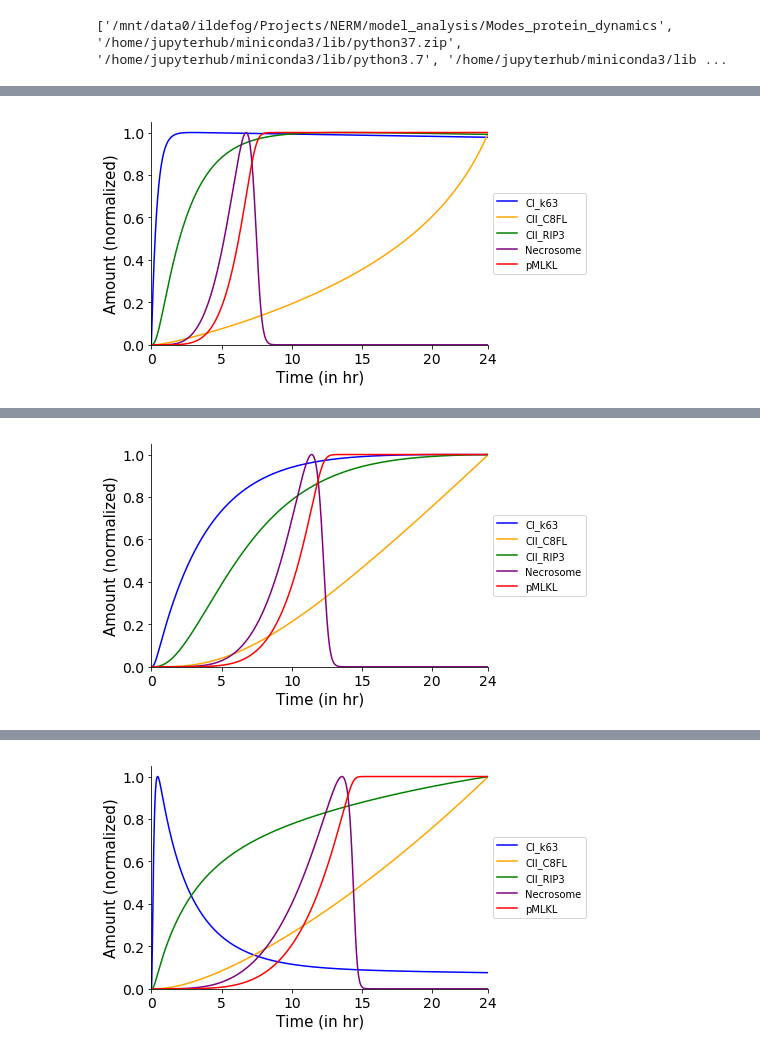
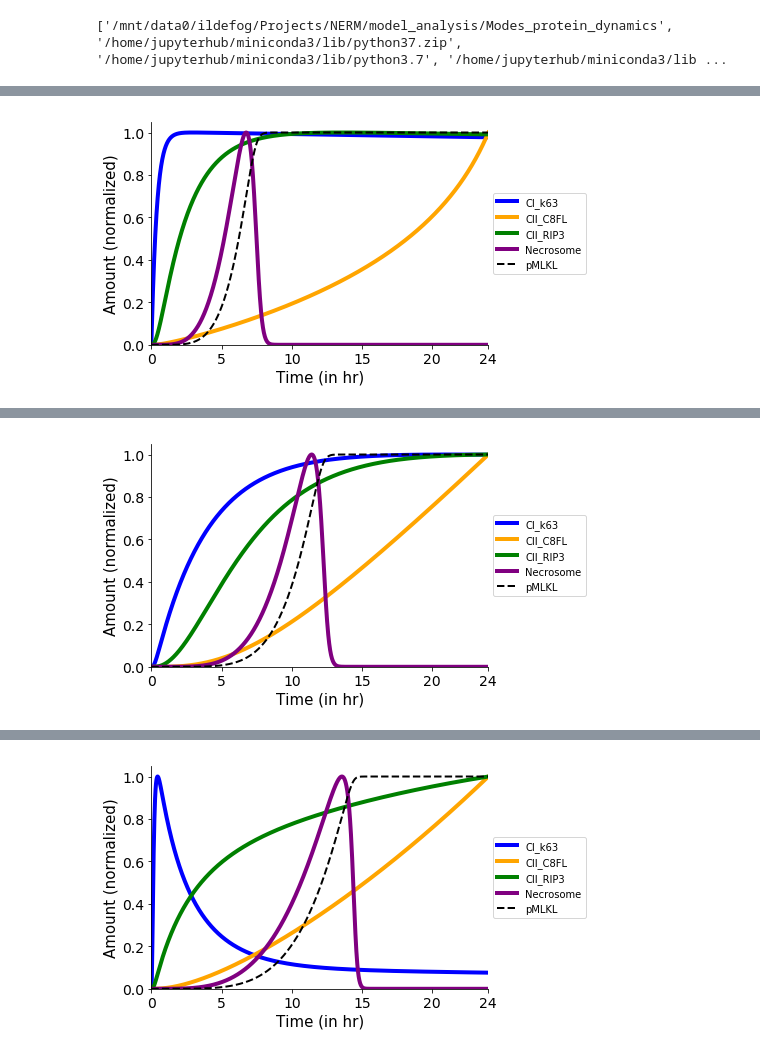
Before and after one commit to LoLab-MSM/NERM, a Jupyter notebook: model_analysis/Modes_protein_dynamics/nerm_mode1_dynamics.ipynb, the cells around one changed output, grey strips where cells are left out. Drawn from its saved outputs; the diff is of its cells as text; code cells hidden in the pictures.

```diff
--- a/model_analysis/Modes_protein_dynamics/nerm_mode1_dynamics.ipynb
+++ b/model_analysis/Modes_protein_dynamics/nerm_mode1_dynamics.ipynb
@@ -56,11 +91,11 @@ m1edf100wt = wtm1e.dataframe
 2021-12-07 16:22:15.183 - pysb.simulator.scipyode - DEBUG - [model_files.nerm] SimulationResult constructor finished
 # %%
 fig, ax = plt.subplots(figsize = (7, 4))
-plt.plot(tspan/60, m1edf100wt['CI_k63_obs'].iloc[:]/m1edf100wt['CI_k63_obs'].iloc[:].max(), label = 'CI_k63',color = 'blue', lw=1.5)
-plt.plot(tspan/60, m1edf100wt['CII_C8a_obs'].iloc[:]/m1edf100wt['CII_C8a_obs'].iloc[:].max(), label = 'CII_C8FL',color = 'orange',lw=1.5)
-plt.plot(tspan/60, m1edf100wt['CII_RIP3_obs'].iloc[:]/m1edf100wt['CII_RIP3_obs'].iloc[:].max(), label = 'CII_RIP3',color = 'green',lw=1.5)
-plt.plot(tspan/60, m1edf100wt['RIP1RIP3unmod_obs'].iloc[:]/m1edf100wt['RIP1RIP3unmod_obs'].iloc[:].max(), label = 'Necrosome',color = 'purple',lw=1.5)
-plt.plot(tspan/60, m1edf100wt['MLKLa_obs'].iloc[:]/m1edf100wt['MLKLa_obs'].iloc[:].max(),label = 'pMLKL', color = 'red',lw=1.5)
+plt.plot(tspan/60, m1edf100wt['CI_k63_obs'].iloc[:]/m1edf100wt['CI_k63_obs'].iloc[:].max(), label = 'CI_k63',color = 'blue', lw=4)
+plt.plot(tspan/60, m1edf100wt['CII_C8a_obs'].iloc[:]/m1edf100wt['CII_C8a_obs'].iloc[:].max(), label = 'CII_C8FL',color = 'orange',lw=4)
+plt.plot(tspan/60, m1edf100wt['CII_RIP3_obs'].iloc[:]/m1edf100wt['CII_RIP3_obs'].iloc[:].max(), label = 'CII_RIP3',color = 'green',lw=4)
+plt.plot(tspan/60, m1edf100wt['RIP1RIP3unmod_obs'].iloc[:]/m1edf100wt['RIP1RIP3unmod_obs'].iloc[:].max(), label = 'Necrosome',color = 'purple',lw=4)
+plt.plot(tspan/60, m1edf100wt['MLKLa_obs'].iloc[:]/m1edf100wt['MLKLa_obs'].iloc[:].max(),label = 'pMLKL', color = 'black', linestyle = '--',lw=2)
 plt.xlabel("Time (in hr)", fontsize=15)
 plt.ylabel("Amount (normalized)", fontsize=15)
 plt.xlim(xmin = 0, xmax = 24)
@@ -76,10 +111,10 @@ ax.legend(loc='center left', bbox_to_anchor=(1, 0.5))
 # ax.legend(loc='upper center', bbox_to_anchor=(0.5, 1.05),
 #           ncol=3, fancybox=True, shadow=True)
 plt.tight_layout()
-plt.savefig('nerm_mode1e_dynamics_CI_CII_necro_pmlkl.pdf')
+# plt.savefig('nerm_mode1e_dynamics_CI_CII_necro_pmlkl.pdf')
 plt.show()
 # %% [output]
-[figure, old version]
+[figure, new version]
 # %%
 solverm1m = ScipyOdeSimulator(model, tspan=tspan, verbose = True)
 wtm1m = solverm1m.run(param_values=clus0_100m[2], num_processors = 20)
@@ -94,11 +129,11 @@ m1mdf100wt = wtm1m.dataframe
 2021-12-07 16:27:31.375 - pysb.simulator.scipyode - DEBUG - [model_files.nerm] SimulationResult constructor finished
 # %%
 fig, ax = plt.subplots(figsize = (7, 4))
-plt.plot(tspan/60, m1mdf100wt['CI_k63_obs'].iloc[:]/m1mdf100wt['CI_k63_obs'].iloc[:].max(), label = 'CI_k63',color = 'blue', lw=1.5)
-plt.plot(tspan/60, m1mdf100wt['CII_C8a_obs'].iloc[:]/m1mdf100wt['CII_C8a_obs'].iloc[:].max(), label = 'CII_C8FL',color = 'orange',lw=1.5)
-plt.plot(tspan/60, m1mdf100wt['CII_RIP3_obs'].iloc[:]/m1mdf100wt['CII_RIP3_obs'].iloc[:].max(), label = 'CII_RIP3',color = 'green',lw=1.5)
-plt.plot(tspan/60, m1mdf100wt['RIP1RIP3unmod_obs'].iloc[:]/m1mdf100wt['RIP1RIP3unmod_obs'].iloc[:].max(), label = 'Necrosome',color = 'purple',lw=1.5)
-plt.plot(tspan/60, m1mdf100wt['MLKLa_obs'].iloc[:]/m1mdf100wt['MLKLa_obs'].iloc[:].max(),label = 'pMLKL', color = 'red',lw=1.5)
+plt.plot(tspan/60, m1mdf100wt['CI_k63_obs'].iloc[:]/m1mdf100wt['CI_k63_obs'].iloc[:].max(), label = 'CI_k63',color = 'blue', lw=4)
+plt.plot(tspan/60, m1mdf100wt['CII_C8a_obs'].iloc[:]/m1mdf100wt['CII_C8a_obs'].iloc[:].max(), label = 'CII_C8FL',color = 'orange',lw=4)
+plt.plot(tspan/60, m1mdf100wt['CII_RIP3_obs'].iloc[:]/m1mdf100wt['CII_RIP3_obs'].iloc[:].max(), label = 'CII_RIP3',color = 'green',lw=4)
+plt.plot(tspan/60, m1mdf100wt['RIP1RIP3unmod_obs'].iloc[:]/m1mdf100wt['RIP1RIP3unmod_obs'].iloc[:].max(), label = 'Necrosome',color = 'purple',lw=4)
+plt.plot(tspan/60, m1mdf100wt['MLKLa_obs'].iloc[:]/m1mdf100wt['MLKLa_obs'].iloc[:].max(),label = 'pMLKL', color = 'black', linestyle = '--', lw=2)
 plt.xlabel("Time (in hr)", fontsize=15)
 plt.ylabel("Amount (normalized)", fontsize=15)
 plt.xlim(xmin = 0, xmax = 24)
@@ -114,10 +149,10 @@ ax.legend(loc='center left', bbox_to_anchor=(1, 0.5))
 # ax.legend(loc='upper center', bbox_to_anchor=(0.5, 1.05),
 #           ncol=3, fancybox=True, shadow=True)
 plt.tight_layout()
-plt.savefig('nerm_mode1m_dynamics_CI_CII_necro_pmlkl.pdf')
+# plt.savefig('nerm_mode1m_dynamics_CI_CII_necro_pmlkl.pdf')
 plt.show()
 # %% [output]
-[figure, old version]
+[figure, new version]
 # %%
 solverm1d = ScipyOdeSimulator(model, tspan=tspan, verbose = True)
 wtm1d = solverm1d.run(param_values=clus0_100d[10], num_processors = 20)
@@ -132,27 +167,27 @@ m1ddf100wt = wtm1d.dataframe
 2021-12-07 16:35:34.186 - pysb.simulator.scipyode - DEBUG - [model_files.nerm] SimulationResult constructor finished
 # %%
 fig, ax = plt.subplots(figsize = (7, 4))
-plt.plot(tspan/60, m1ddf100wt['CI_k63_obs'].iloc[:]/m1ddf100wt['CI_k63_obs'].iloc[:].max(), label = 'CI_k63',color = 'blue', lw=1.5)
-plt.plot(tspan/60, m1ddf100wt['CII_C8a_obs'].iloc[:]/m1ddf100wt['CII_C8a_obs'].iloc[:].max(), label = 'CII_C8FL',color = 'orange',lw=1.5)
-plt.plot(tspan/60, m1ddf100wt['CII_RIP3_obs'].iloc[:]/m1ddf100wt['CII_RIP3_obs'].iloc[:].max(), label = 'CII_RIP3',color = 'green',lw=1.5)
-plt.plot(tspan/60, m1ddf100wt['RIP1RIP3unmod_obs'].iloc[:]/m1ddf100wt['RIP1RIP3unmod_obs'].iloc[:].max(), label = 'Necrosome',color = 'purple',lw=1.5)
-plt.plot(tspan/60, m1ddf100wt['MLKLa_obs'].iloc[:]/m1ddf100wt['MLKLa_obs'].iloc[:].max(),label = 'pMLKL', color = 'red',lw=1.5)
+plt.plot(tspan/60, m1ddf100wt['CI_k63_obs'].iloc[:]/m1ddf100wt['CI_k63_obs'].iloc[:].max(), label = 'CI_k63',color = 'blue', lw=4)
+plt.plot(tspan/60, m1ddf100wt['CII_C8a_obs'].iloc[:]/m1ddf100wt['CII_C8a_obs'].iloc[:].max(), label = 'CII_C8FL',color = 'orange',lw=4)
+plt.plot(tspan/60, m1ddf100wt['CII_RIP3_obs'].iloc[:]/m1ddf100wt['CII_RIP3_obs'].iloc[:].max(), label = 'CII_RIP3',color = 'green',lw=4)
+plt.plot(tspan/60, m1ddf100wt['RIP1RIP3unmod_obs'].iloc[:]/m1ddf100wt['RIP1RIP3unmod_obs'].iloc[:].max(), label = 'Necrosome',color = 'purple',lw=4)
+plt.plot(tspan/60, m1ddf100wt['MLKLa_obs'].iloc[:]/m1ddf100wt['MLKLa_obs'].iloc[:].max(),label = 'pMLKL', color = 'black', linestyle = '--',lw=2)
 plt.xlabel("Time (in hr)", fontsize=15)
 plt.ylabel("Amount (normalized)", fontsize=15)
 plt.xlim(xmin = 0, xmax = 24)
 plt.ylim(ymin = 0)
 plt.xticks(fontsize=14)
 plt.yticks(fontsize=14)
 right_side = ax.spines["right"]
 right_side.set_visible(False)
 top = ax.spines["top"]
 top.set_visible(False)
 ax.set_xticks([0, 5, 10, 15, 20, 24])
 ax.legend(loc='center left', bbox_to_anchor=(1, 0.5))
 # ax.legend(loc='upper center', bbox_to_anchor=(0.5, 1.05),
 #           ncol=3, fancybox=True, shadow=True)
 plt.tight_layout()
-plt.savefig('nerm_mode1d_dynamics_CI_CII_necro_pmlkl.pdf')
+# plt.savefig('nerm_mode1d_dynamics_CI_CII_necro_pmlkl.pdf')
 plt.show()
 # %% [output]
-[figure, old version]
+[figure, new version]
```
Also changed, not shown: parts of 3 cells of this notebook, 7 other files.
